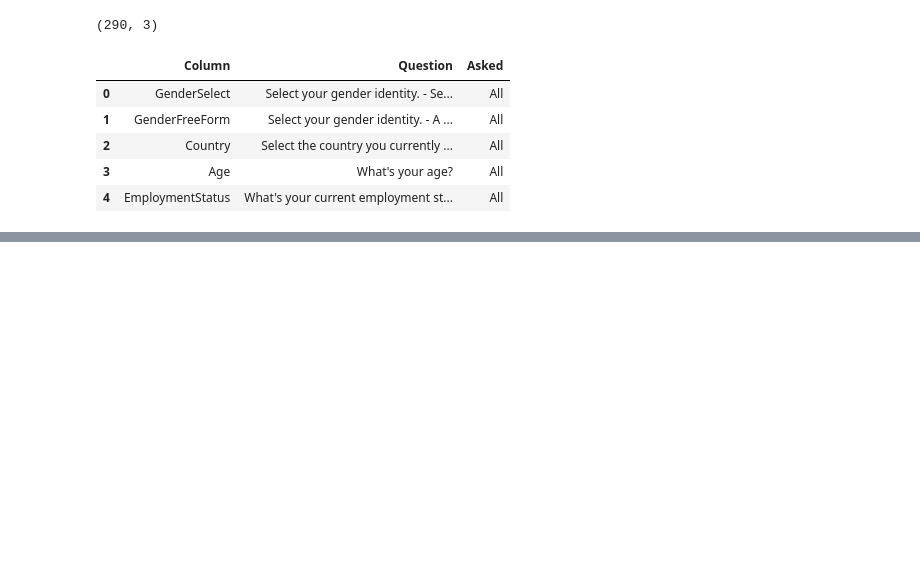
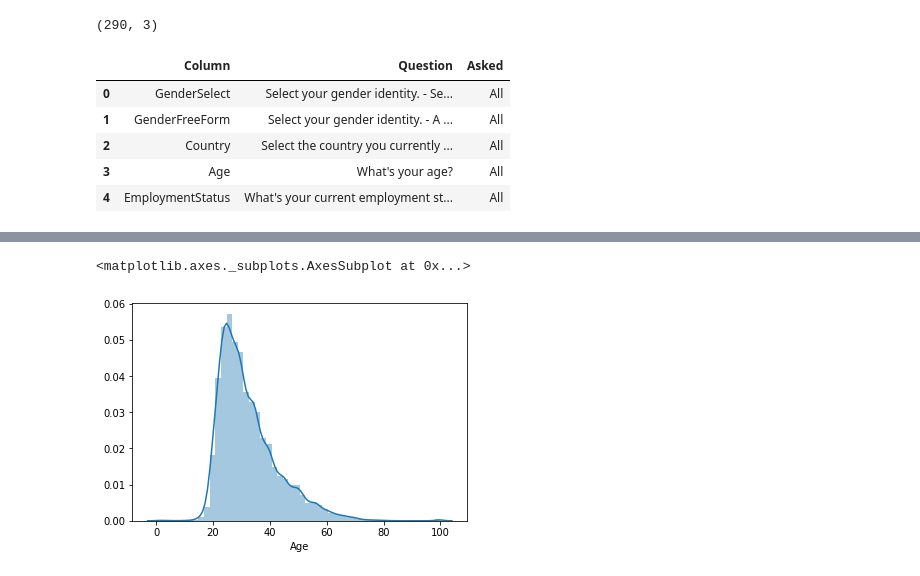
Before and after one commit to staryp/kaggle, a Jupyter notebook: kaggle_step_1/kaggle-ML-DS-survey-2017-EDA-FAQ.ipynb, the cells around one changed output, grey strips where cells are left out. Cells and saved outputs as stored; diff of their text form; code cells hidden in the pictures; blank space fills up the shorter version.

```diff
--- a/kaggle_step_1/kaggle-ML-DS-survey-2017-EDA-FAQ.ipynb
+++ b/kaggle_step_1/kaggle-ML-DS-survey-2017-EDA-FAQ.ipynb
@@ -26,0 +123,5 @@ question.head()
+# %%
+sns.distplot(mcq[mcq['Age']>0]['Age'])
+# %% [output]
+<matplotlib.axes._subplots.AxesSubplot at 0x...>
+[figure, added]
```
Also changed, not shown: parts of 33 cells of this notebook.
